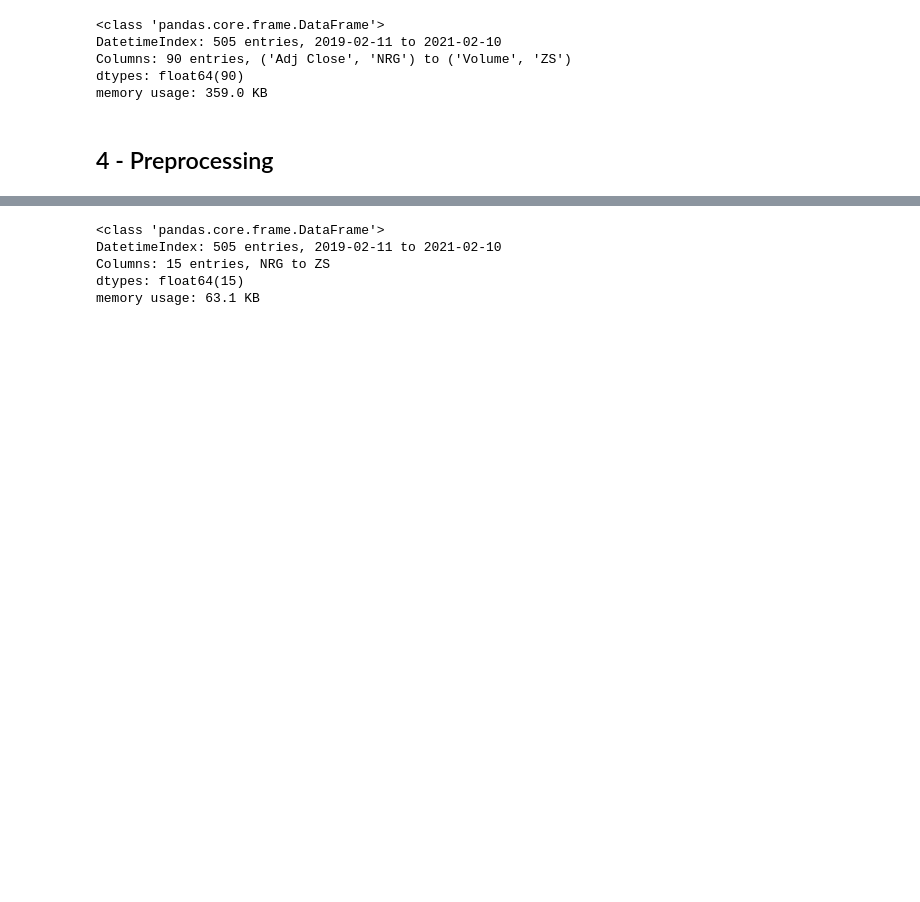
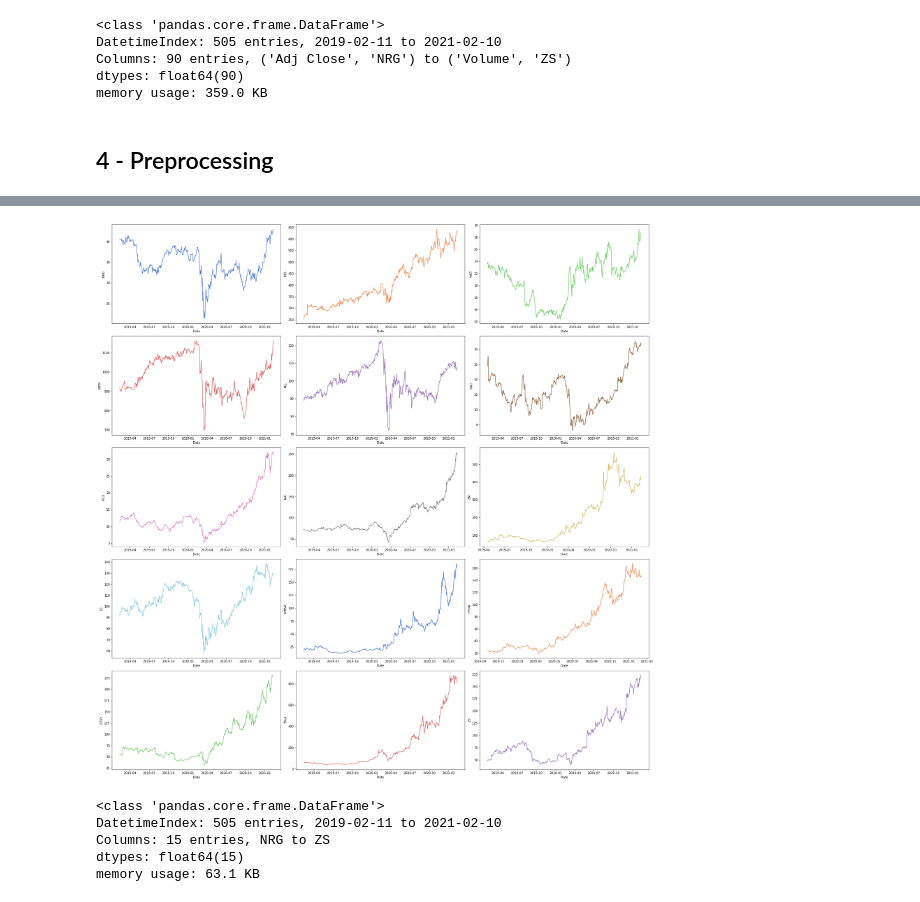
Before and after one commit to patohdzs/getting-them-stonks, a Jupyter notebook: stonks.ipynb, the cells around one changed output, grey strips where cells are left out. Drawn from its saved outputs; the diff is of its cells as text; code cells hidden in the pictures; blank space fills up the shorter version.

```diff
--- a/stonks.ipynb
+++ b/stonks.ipynb
@@ -57,6 +57,15 @@ import pandas as pd
 import cvxpy as cp
 import pandas_datareader.data as web
 import matplotlib.pyplot as plt
+import seaborn as sns
+
+# Declaring standard Seaborn color palette
+standard_palette = []
+for i in range(10):
+    standard_palette += list(sns.color_palette('muted'))
+import plotly
+import cufflinks
+
 from random import seed
 from random import random
 
@@ -105,3 +114,14 @@ data.head()
+# %%
+fig, axs = plt.subplots(5,3)
+fig.set_size_inches(26, 26)
+for i in range(15):
+    sns.lineplot(data=data.iloc[:, i].dropna(),
+                ax=axs[i//3, i % 3],
+                color=standard_palette[i])
+
+plt.tight_layout()
+# %% [output]
+[figure, added]
 # %%
 returns = (np.log(data)).diff()
 returns.info(verbose=False)
```
Also changed, not shown: parts of 12 cells of this notebook.
